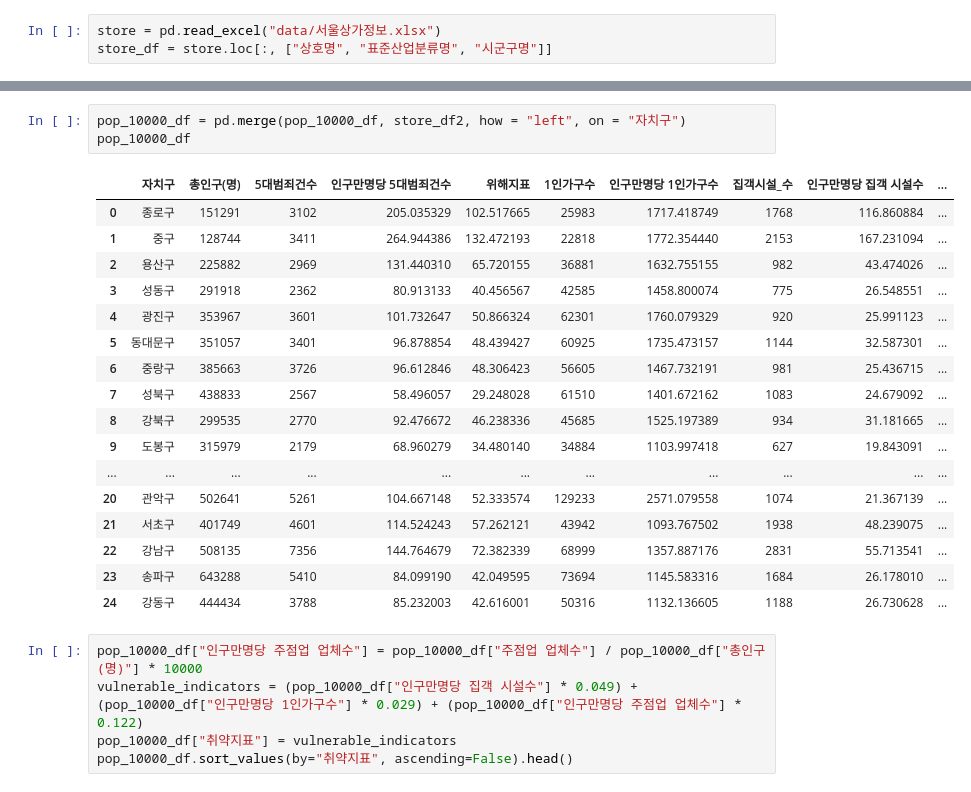
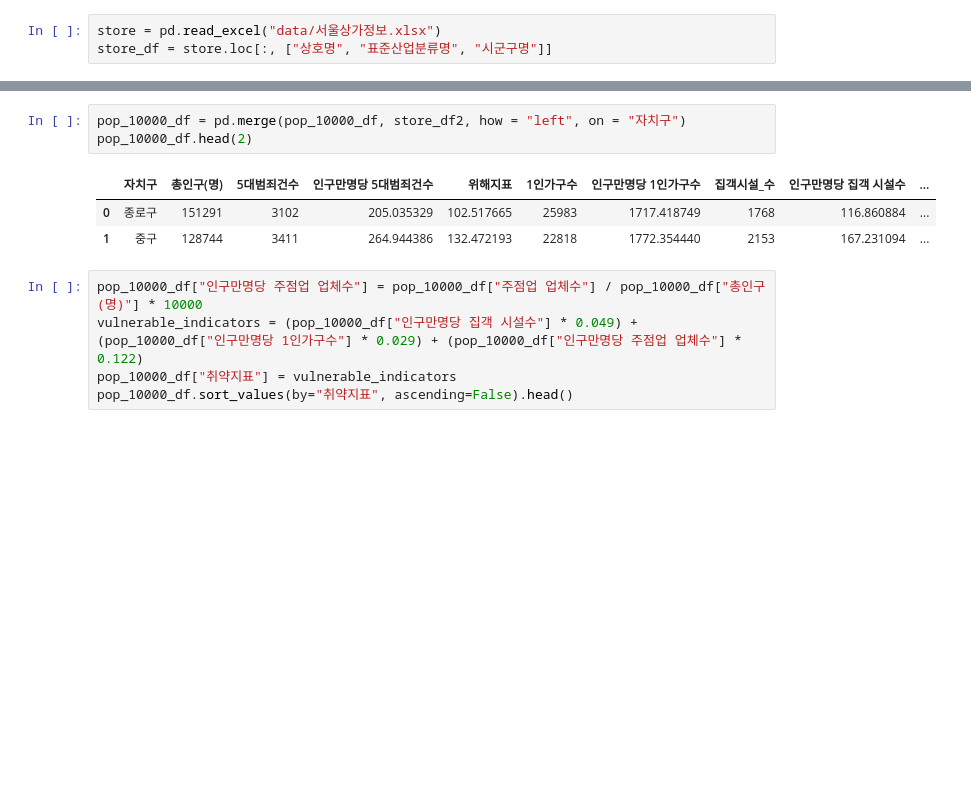
Before and after one commit to dlaghwls1104/ICU, a Jupyter notebook: 서울시범죄등급선정.ipynb, the cells around one changed output, grey strips where cells are left out. Cells and saved outputs as stored; diff of their text form; blank space fills up the shorter version.

```diff
--- a/서울시범죄등급선정.ipynb
+++ b/서울시범죄등급선정.ipynb
@@ -238,24 +199,10 @@ See the caveats in the documentation: https://pandas.pydata.org/pandas-docs/stab
 # %%
 pop_10000_df = pd.merge(pop_10000_df, store_df2, how = "left", on = "자치구")
-pop_10000_df
+pop_10000_df.head(2)
 # %% [output]
 |  | 자치구 | 총인구(명) | 5대범죄건수 | 인구만명당 5대범죄건수 | 위해지표 | 1인가구수 | 인구만명당 1인가구수 | 집객시설_수 | 인구만명당 집객 시설수 | ... |
 | 0 | 종로구 | 151291 | 3102 | 205.035329 | 102.517665 | 25983 | 1717.418749 | 1768 | 116.860884 | ... |
 | 1 | 중구 | 128744 | 3411 | 264.944386 | 132.472193 | 22818 | 1772.354440 | 2153 | 167.231094 | ... |
-| 2 | 용산구 | 225882 | 2969 | 131.440310 | 65.720155 | 36881 | 1632.755155 | 982 | 43.474026 | ... |
-| 3 | 성동구 | 291918 | 2362 | 80.913133 | 40.456567 | 42585 | 1458.800074 | 775 | 26.548551 | ... |
-| 4 | 광진구 | 353967 | 3601 | 101.732647 | 50.866324 | 62301 | 1760.079329 | 920 | 25.991123 | ... |
-| 5 | 동대문구 | 351057 | 3401 | 96.878854 | 48.439427 | 60925 | 1735.473157 | 1144 | 32.587301 | ... |
-| 6 | 중랑구 | 385663 | 3726 | 96.612846 | 48.306423 | 56605 | 1467.732191 | 981 | 25.436715 | ... |
-| 7 | 성북구 | 438833 | 2567 | 58.496057 | 29.248028 | 61510 | 1401.672162 | 1083 | 24.679092 | ... |
-| 8 | 강북구 | 299535 | 2770 | 92.476672 | 46.238336 | 45685 | 1525.197389 | 934 | 31.181665 | ... |
-| 9 | 도봉구 | 315979 | 2179 | 68.960279 | 34.480140 | 34884 | 1103.997418 | 627 | 19.843091 | ... |
-| ... | ... | ... | ... | ... | ... | ... | ... | ... | ... | ... |
-| 20 | 관악구 | 502641 | 5261 | 104.667148 | 52.333574 | 129233 | 2571.079558 | 1074 | 21.367139 | ... |
-| 21 | 서초구 | 401749 | 4601 | 114.524243 | 57.262121 | 43942 | 1093.767502 | 1938 | 48.239075 | ... |
-| 22 | 강남구 | 508135 | 7356 | 144.764679 | 72.382339 | 68999 | 1357.887176 | 2831 | 55.713541 | ... |
-| 23 | 송파구 | 643288 | 5410 | 84.099190 | 42.049595 | 73694 | 1145.583316 | 1684 | 26.178010 | ... |
-| 24 | 강동구 | 444434 | 3788 | 85.232003 | 42.616001 | 50316 | 1132.136605 | 1188 | 26.730628 | ... |
 # %%
 pop_10000_df["인구만명당 주점업 업체수"] = pop_10000_df["주점업 업체수"] / pop_10000_df["총인구(명)"] * 10000
 vulnerable_indicators = (pop_10000_df["인구만명당 집객 시설수"] * 0.049) + (pop_10000_df["인구만명당 1인가구수"] * 0.029) + (pop_10000_df["인구만명당 주점업 업체수"] * 0.122)
```
Also changed, not shown: parts of 14 cells of this notebook, 22 other files.
